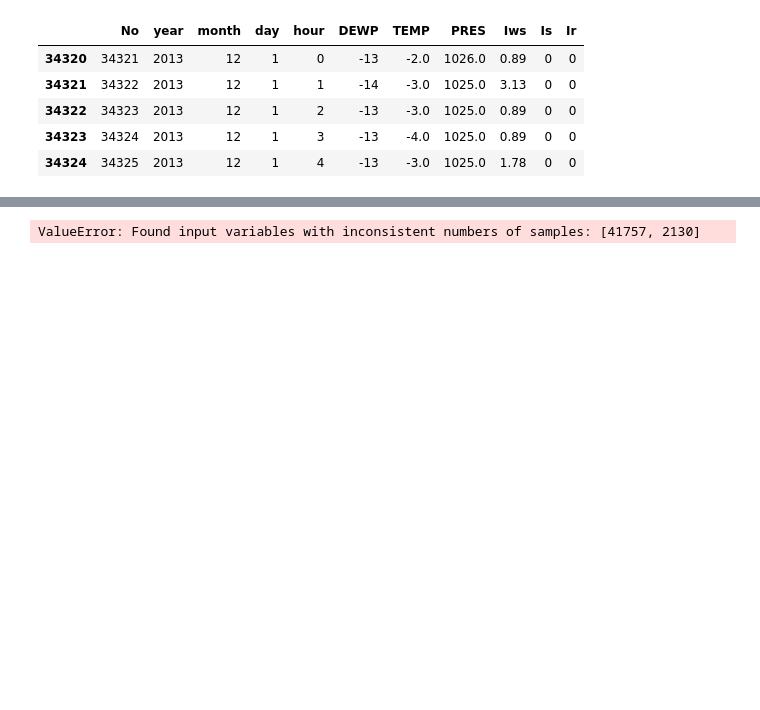
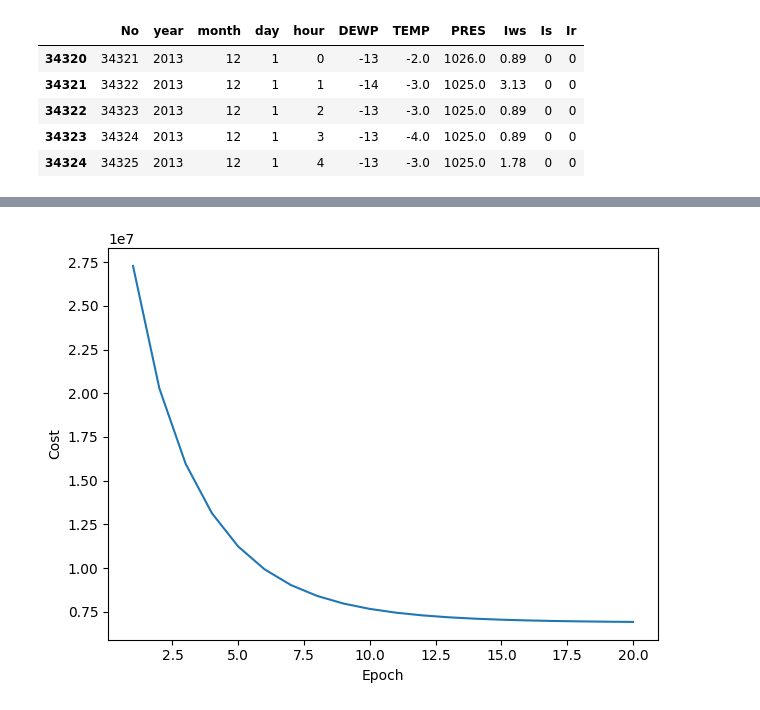
Before and after one commit to huiyuiui/DeepLearningLabs, a Jupyter notebook: Lab4/Lab04-2_109062135.ipynb, the cells around one changed output, grey strips where cells are left out. Cells and saved outputs as stored; diff of their text form; code cells hidden in the pictures; blank space fills up the shorter version.

```diff
--- a/Lab4/Lab04-2_109062135.ipynb
+++ b/Lab4/Lab04-2_109062135.ipynb
@@ -148,68 +135,14 @@ class LinearRegressionGD(object):
 
     def predict(self, X):
         return self.net_input(X)
-# %%
-# X_lin = df['LSTAT'].values[:, np.newaxis]
-X_Iws = df['Iws'].values[:, np.newaxis]
-
-regr = LinearRegression()
-
-# Create quadratic features
-quadratic = PolynomialFeatures(degree=2)
-cubic = PolynomialFeatures(degree=3)
-X_quad = quadratic.fit_transform(X_Iws)
-X_cubic = cubic.fit_transform(X_Iws)
-
-# Fit features
-lin_regr = LinearRegression()
-lin_regr.fit(X_Iws, y)
-linear_r2 = r2_score(y, lin_regr.predict(X_Iws))
-
-quad_regr = LinearRegression()
-quad_regr.fit(X_quad, y)
-quadratic_r2 = r2_score(y, quad_regr.predict(X_quad))
-
-cubic_regr = LinearRegression()
-cubic_regr.fit(X_cubic, y)
-cubic_r2 = r2_score(y, cubic_regr.predict(X_cubic))
-
-# Plot results
-X_range = np.arange(X_Iws.min(), X_Iws.max(), 1)[:, np.newaxis]
-y_lin_pred = lin_regr.predict(X_range)
-y_quad_pred = quad_regr.predict(quadratic.fit_transform(X_range))
-y_cubic_pred = cubic_regr.predict(cubic.fit_transform(X_range))
-
-plt.scatter(X_Iws, y, label='Training points', color='lightgray')
-
-plt.plot(
-    X_range,
-    y_lin_pred,
-    label='Linear (d=1), $R^2=%.2f$' % linear_r2,
-    color='blue',
-    lw=2,
-    linestyle=':')
-
-plt.plot(
-    X_range,
-    y_quad_pred,
-    label='Quadratic (d=2), $R^2=%.2f$' % quadratic_r2,
-    color='red',
-    lw=2,
-    linestyle='-')
-
-plt.plot(
-    X_range,
-    y_cubic_pred,
-    label='Cubic (d=3), $R^2=%.2f$' % cubic_r2,
-    color='green',
-    lw=2,
-    linestyle='--')
-
-plt.xlabel('% lower status of the population [LSTAT]')
-plt.ylabel('Price in $1000\'s [MEDV]')
-plt.legend(loc='upper right')
-
-plt.tight_layout()
-plt.show()
-# %% [output]
-ValueError: Found input variables with inconsistent numbers of samples: [41757, 2130]
+# %%
+lr = LinearRegressionGD(eta=1e-4, n_iter=20)
+lr.fit(X_train_std, y_train)
+
+plt.plot(range(1, lr.n_iter + 1), lr.cost_)
+plt.ylabel('Cost')
+plt.xlabel('Epoch')
+plt.tight_layout()
+plt.show()
+# %% [output]
+[figure, added]
```
Also changed, not shown: parts of 9 cells of this notebook, 33 other files.
